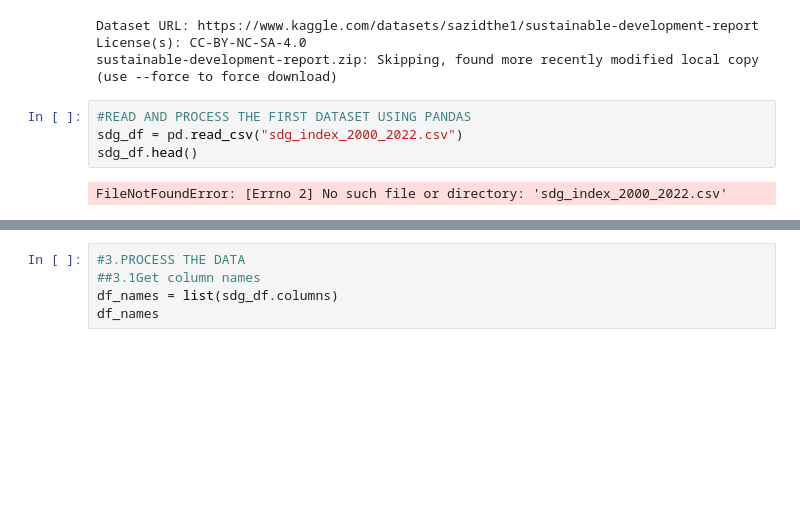
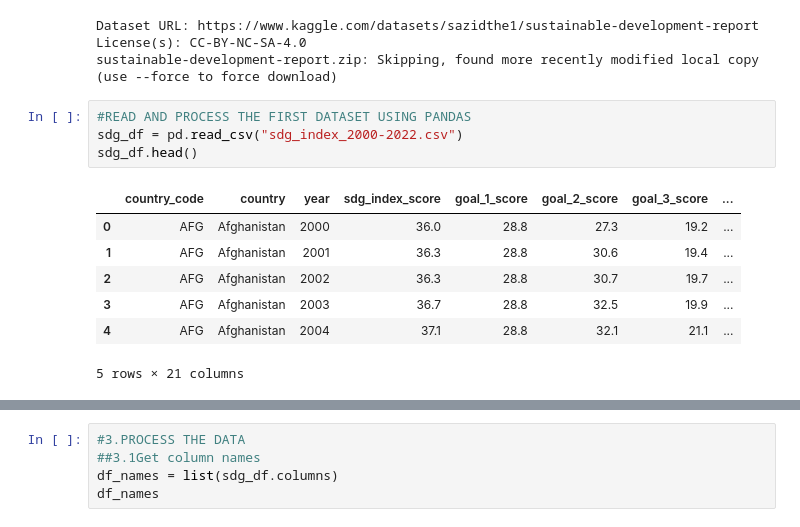
Before and after one commit to quadzzz/info430SQL, a Jupyter notebook: sdg_data_proc.ipynb, the cells around one changed output, grey strips where cells are left out. Cells and saved outputs as stored; diff of their text form; blank space fills up the shorter version.

```diff
--- a/sdg_data_proc.ipynb
+++ b/sdg_data_proc.ipynb
@@ -24,10 +24,16 @@ License(s): CC-BY-NC-SA-4.0
 sustainable-development-report.zip: Skipping, found more recently modified local copy (use --force to force download)
 # %%
 #READ AND PROCESS THE FIRST DATASET USING PANDAS
-sdg_df = pd.read_csv("sdg_index_2000_2022.csv")
+sdg_df = pd.read_csv("sdg_index_2000-2022.csv")
 sdg_df.head()
 # %% [output]
+|  | country_code | country | year | sdg_index_score | goal_1_score | goal_2_score | goal_3_score | ... |
+| 0 | AFG | Afghanistan | 2000 | 36.0 | 28.8 | 27.3 | 19.2 | ... |
+| 1 | AFG | Afghanistan | 2001 | 36.3 | 28.8 | 30.6 | 19.4 | ... |
+| 2 | AFG | Afghanistan | 2002 | 36.3 | 28.8 | 30.7 | 19.7 | ... |
+| 3 | AFG | Afghanistan | 2003 | 36.7 | 28.8 | 32.5 | 19.9 | ... |
+| 4 | AFG | Afghanistan | 2004 | 37.1 | 28.8 | 32.1 | 21.1 | ... |
-FileNotFoundError: [Errno 2] No such file or directory: 'sdg_index_2000_2022.csv'
+5 rows × 21 columns
 # %%
 #READ AND PROCESS THE FIRST DATASET USING PANDAS
 
```
Also changed, not shown: parts of 4 cells of this notebook.
